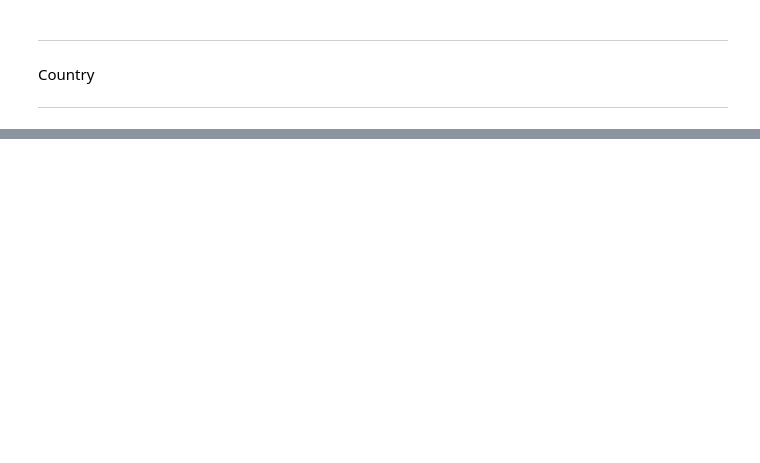
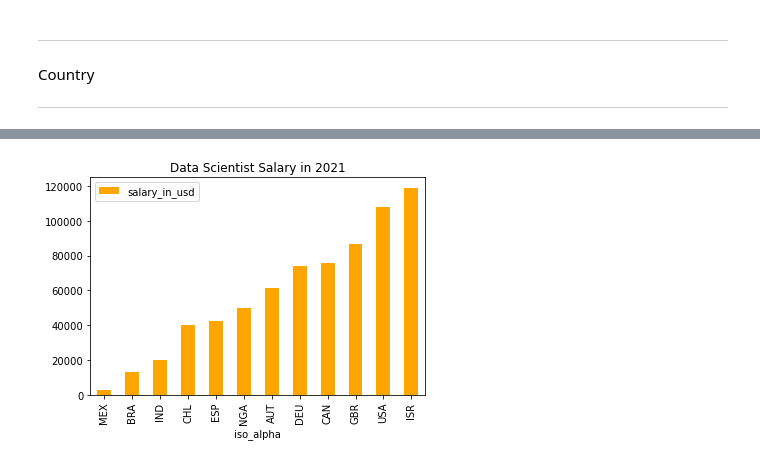
Before and after one commit to fernandadefalco/EDA-projects, a Jupyter notebook: data_science_job_salaries/Notebook.ipynb, the cells around one changed output, grey strips where cells are left out. Drawn from its saved outputs; the diff is of its cells as text; code cells hidden in the pictures; blank space fills up the shorter version.

```diff
--- a/data_science_job_salaries/Notebook.ipynb
+++ b/data_science_job_salaries/Notebook.ipynb
@@ -269,0 +271,4 @@ fig.show()
+# %%
+df_br = df.loc[(df["experience_level"] == 'Mid') & (df["work_year"] == 2021) & (df["job_title"] == "Data Scientist")]
+# %%
+df_br["iso_alpha"] = df_br["company_location"].apply(lambda x : countries.get(x).alpha3)
@@ -269,0 +295,5 @@ fig.show()
+# %%
+#Experience Level - Mid
+df_br.pivot_table(index = 'iso_alpha',values ='salary_in_usd', aggfunc = 'mean').sort_values(by = 'salary_in_usd').plot.bar(color = 'orange', title = 'Data Scientist Salary in 2021');
+# %% [output]
+[figure, added]
```
Also changed, not shown: parts of 7 cells of this notebook, 3 other files.
